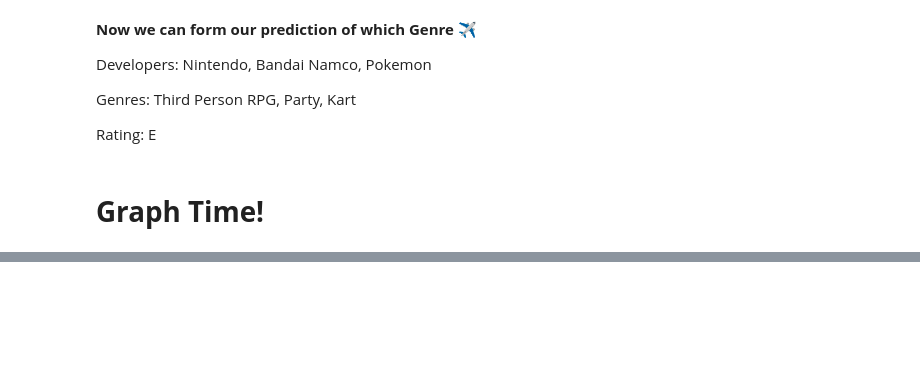
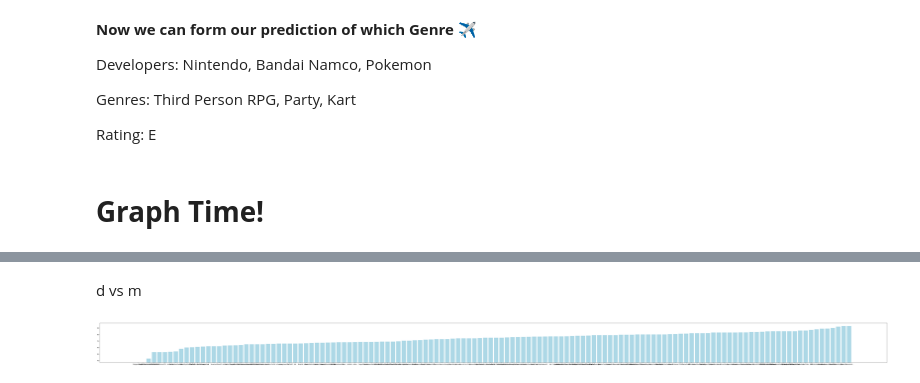
Before and after one commit to R-driste/3.3.1_for_5.13.23, a Jupyter notebook: NINTENDO.ipynb, the cells around one changed output, grey strips where cells are left out. Saved outputs shown, nothing was run; the diff lists cells and outputs as text; code cells hidden in the pictures; blank space fills up the shorter version.

```diff
--- a/NINTENDO.ipynb
+++ b/NINTENDO.ipynb
@@ -118,0 +139,10 @@ plt.show()
+# %% [markdown]
+d vs m
+# %%
+low = nintendo_df['Meta Score'].min()
+plt.rcParams['figure.figsize'] = [100,5]
+plt.bar('Developers','Meta Score', data=d_vs_m, color="lightblue")
+plt.ylim(low)
+plt.show()
+# %% [output]
+[figure, added]
```
Also changed, not shown: parts of 9 cells of this notebook.
